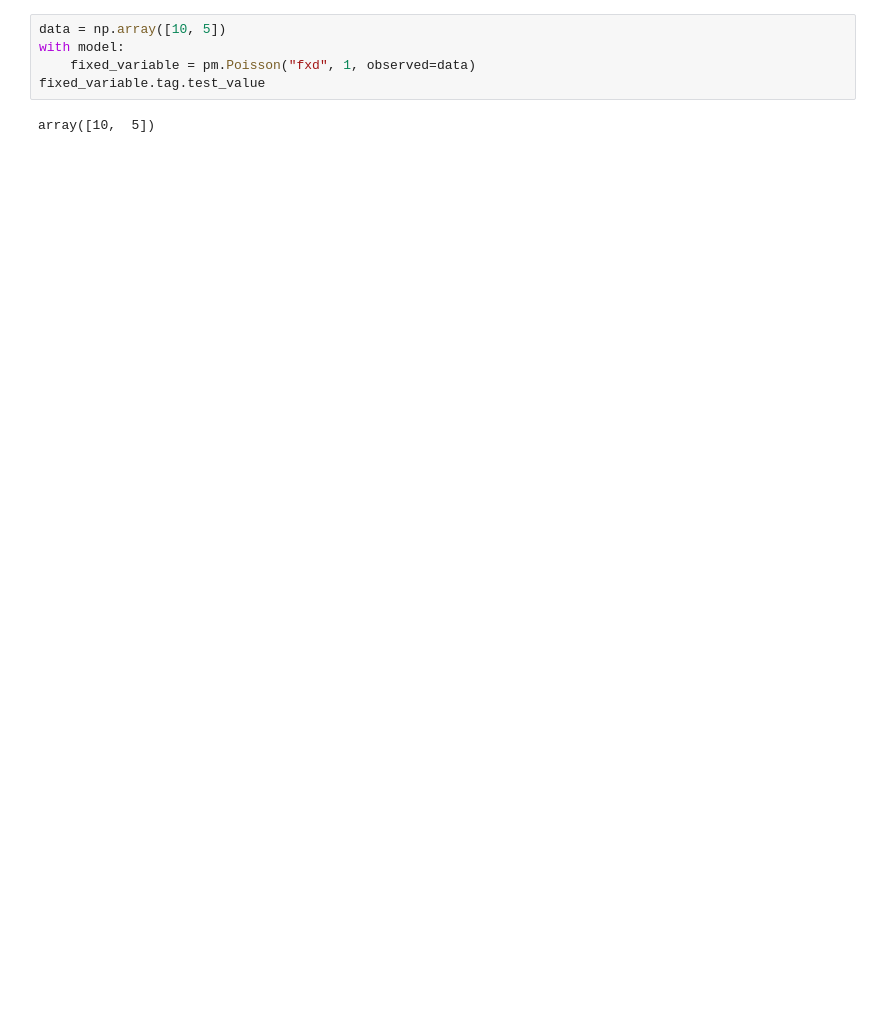
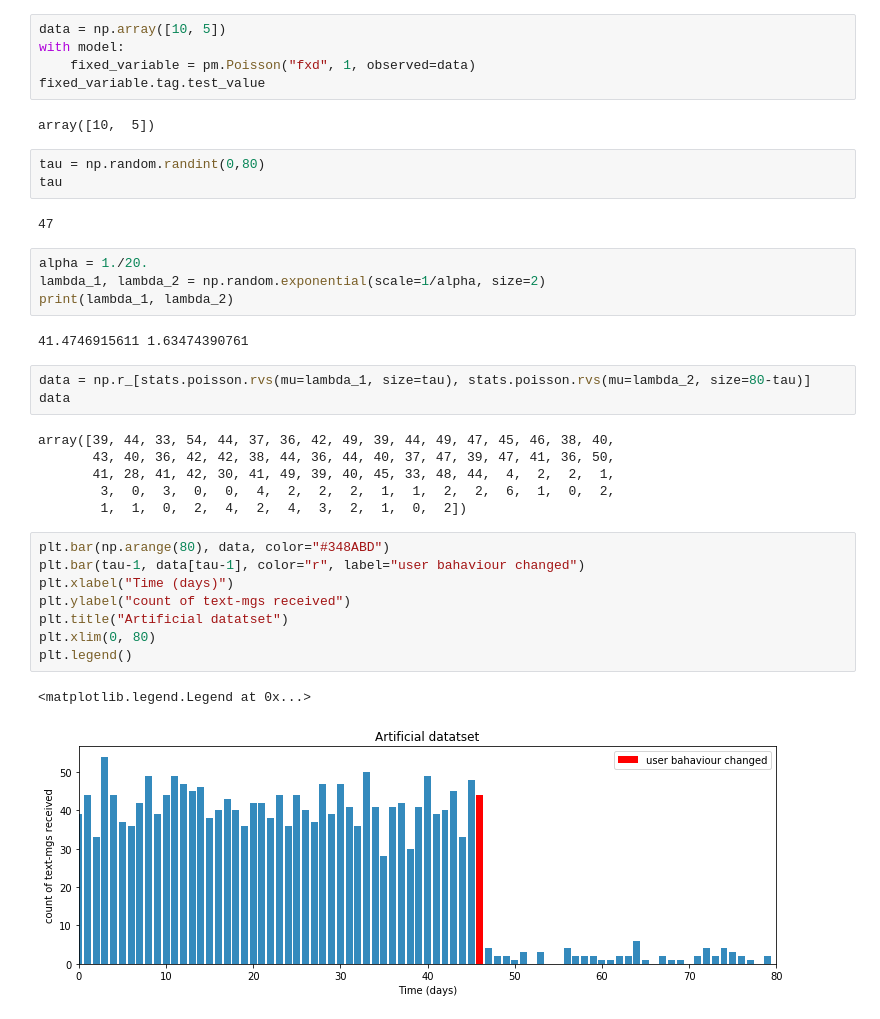
Before and after one commit to TanUkkii007/Probabilistic-Programming-and-Bayesian-Methods-for-Hackers, a Jupyter notebook: ch02/Ch2_MorePyMC_PyMC3.ipynb, the cells around one changed output. Cells and saved outputs as stored; diff of their text form; blank space fills up the shorter version.

```diff
--- a/ch02/Ch2_MorePyMC_PyMC3.ipynb
+++ b/ch02/Ch2_MorePyMC_PyMC3.ipynb
@@ -78,3 +79,34 @@ with model:
 fixed_variable.tag.test_value
 # %% [output]
 array([10,  5])
+# %%
+tau = np.random.randint(0,80)
+tau
+# %% [output]
+47
+# %%
+alpha = 1./20.
+lambda_1, lambda_2 = np.random.exponential(scale=1/alpha, size=2)
+print(lambda_1, lambda_2)
+# %% [output]
+41.4746915611 1.63474390761
+# %%
+data = np.r_[stats.poisson.rvs(mu=lambda_1, size=tau), stats.poisson.rvs(mu=lambda_2, size=80-tau)]
+data
+# %% [output]
+array([39, 44, 33, 54, 44, 37, 36, 42, 49, 39, 44, 49, 47, 45, 46, 38, 40,
+       43, 40, 36, 42, 42, 38, 44, 36, 44, 40, 37, 47, 39, 47, 41, 36, 50,
+       41, 28, 41, 42, 30, 41, 49, 39, 40, 45, 33, 48, 44,  4,  2,  2,  1,
+        3,  0,  3,  0,  0,  4,  2,  2,  2,  1,  1,  2,  2,  6,  1,  0,  2,
+        1,  1,  0,  2,  4,  2,  4,  3,  2,  1,  0,  2])
+# %%
+plt.bar(np.arange(80), data, color="#348ABD")
+plt.bar(tau-1, data[tau-1], color="r", label="user bahaviour changed")
+plt.xlabel("Time (days)")
+plt.ylabel("count of text-mgs received")
+plt.title("Artificial datatset")
+plt.xlim(0, 80)
+plt.legend()
+# %% [output]
+<matplotlib.legend.Legend at 0x...>
+[figure, added]
```
Also changed, not shown: parts of 27 cells of this notebook.
